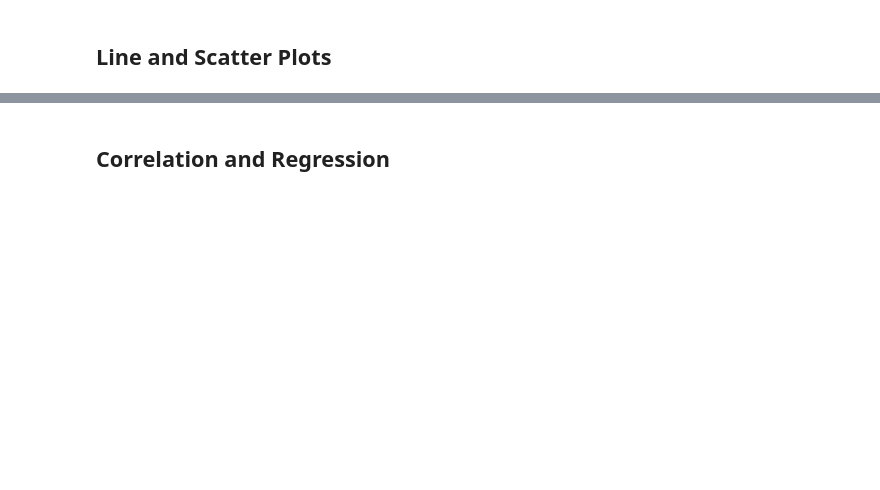
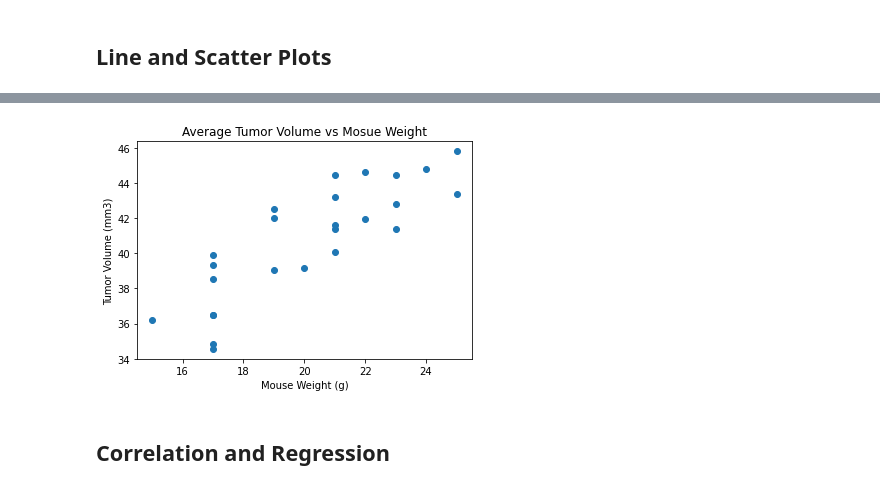
Before and after one commit to KristenScaletta/matplotlib_challenge, a Jupyter notebook: pymaceuticals.ipynb, the cells around one changed output, grey strips where cells are left out. Saved outputs shown, nothing was run; the diff lists cells and outputs as text; code cells hidden in the pictures; blank space fills up the shorter version.

```diff
--- a/pymaceuticals.ipynb
+++ b/pymaceuticals.ipynb
@@ -293,2 +320,24 @@ tumor_vol_data = []
+# %%
+# Generate a scatter plot of average tumor volume vs. mouse weight for the Capomulin regimen
+#get data
+capomulin = mice_df.loc[(mice_df['Drug Regimen'] == "Capomulin")]
+capomulin = capomulin[['Mouse ID', 'Tumor Volume (mm3)', 'Weight (g)']]
+
+capomulin = capomulin.groupby(['Mouse ID']).mean()
+
+#set axes
+x_values = capomulin['Weight (g)']
+y_values = capomulin['Tumor Volume (mm3)']
+
+
+# Create Plot
+plt.scatter(x_values,y_values)
+
+plt.xlabel('Mouse Weight (g)')
+plt.ylabel('Tumor Volume (mm3)')
+plt.title('Average Tumor Volume vs Mosue Weight')
+plt.show()
+# %% [output]
+[figure, added]
 # %% [markdown]
 ## Correlation and Regression
```
Also changed, not shown: parts of 13 cells of this notebook.
